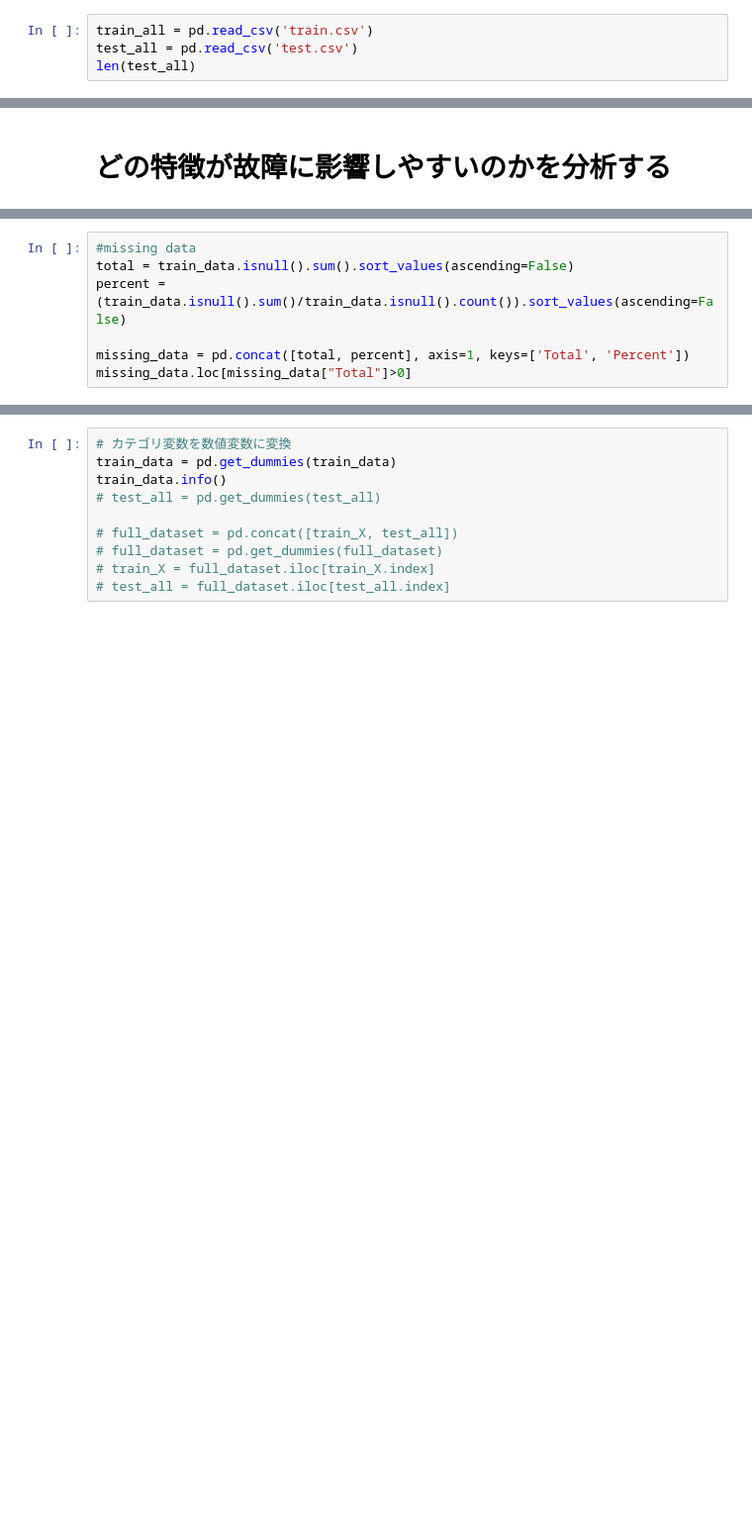
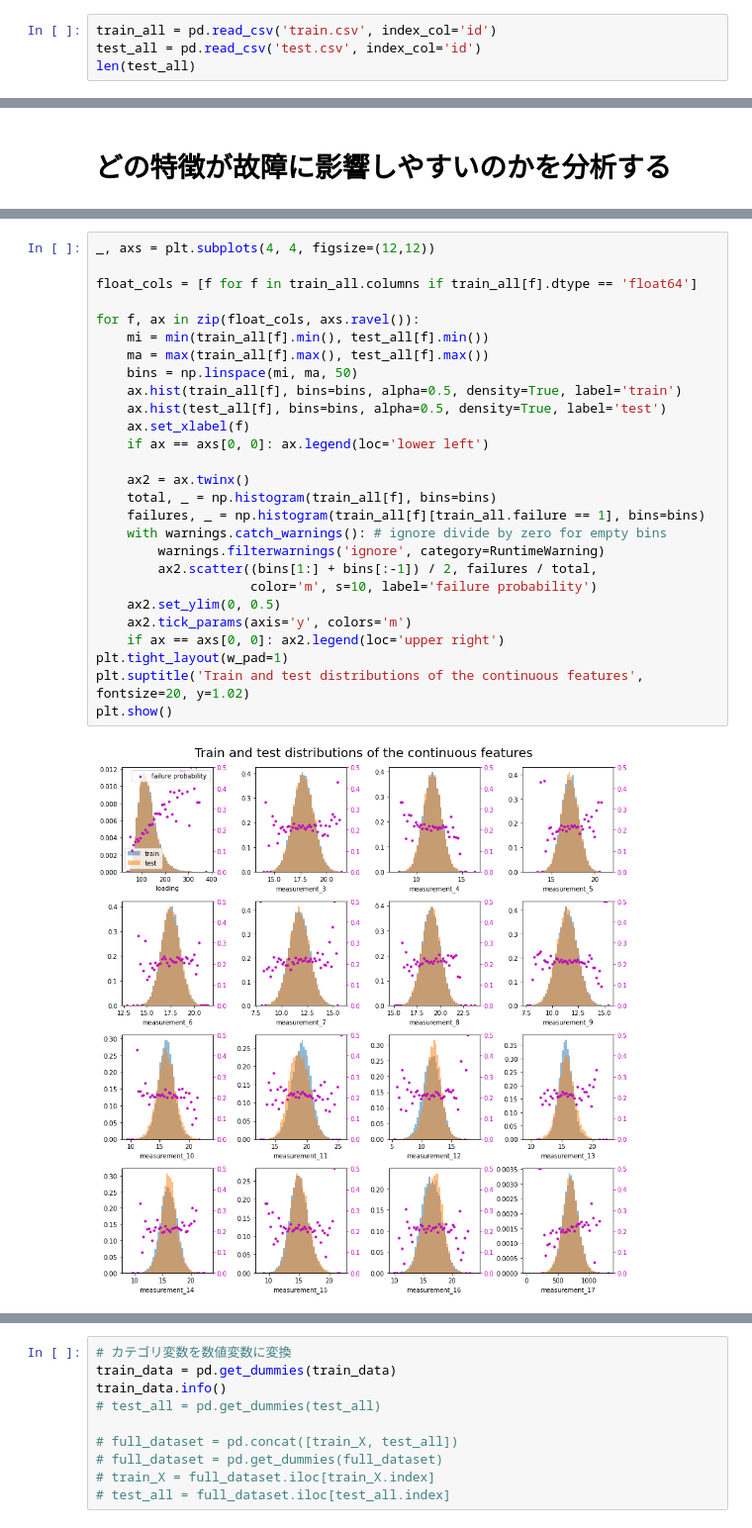
Before and after one commit to nakedtatsuya/kaggle, a Jupyter notebook: tabular_playground_series_2022/main.ipynb, the cells around one changed output, grey strips where cells are left out. Shown at 99% size. Drawn from its saved outputs; the diff is of its cells as text; blank space fills up the shorter version.

```diff
--- a/tabular_playground_series_2022/main.ipynb
+++ b/tabular_playground_series_2022/main.ipynb
@@ -13,8 +13,8 @@ from sklearn.pipeline import Pipeline
 from sklearn.preprocessing import StandardScaler, OneHotEncoder
 from sklearn.impute import SimpleImputer
 # %%
-train_all = pd.read_csv('train.csv')
-test_all = pd.read_csv('test.csv')
+train_all = pd.read_csv('train.csv', index_col='id')
+test_all = pd.read_csv('test.csv', index_col='id')
 len(test_all)
 # %% [output]
 20775
@@ -50,7 +24,0 @@ for col in train_data.columns:
-# %%
-#missing data
-total = train_data.isnull().sum().sort_values(ascending=False)
-percent = (train_data.isnull().sum()/train_data.isnull().count()).sort_values(ascending=False)
-
-missing_data = pd.concat([total, percent], axis=1, keys=['Total', 'Percent'])
-missing_data.loc[missing_data["Total"]>0]
@@ -100,0 +89,29 @@ for col in train_data.columns:
+# %%
+_, axs = plt.subplots(4, 4, figsize=(12,12))
+
+float_cols = [f for f in train_all.columns if train_all[f].dtype == 'float64']
+
+for f, ax in zip(float_cols, axs.ravel()):
+    mi = min(train_all[f].min(), test_all[f].min())
+    ma = max(train_all[f].max(), test_all[f].max())
+    bins = np.linspace(mi, ma, 50)
+    ax.hist(train_all[f], bins=bins, alpha=0.5, density=True, label='train')
+    ax.hist(test_all[f], bins=bins, alpha=0.5, density=True, label='test')
+    ax.set_xlabel(f)
+    if ax == axs[0, 0]: ax.legend(loc='lower left')
+
+    ax2 = ax.twinx()
+    total, _ = np.histogram(train_all[f], bins=bins)
+    failures, _ = np.histogram(train_all[f][train_all.failure == 1], bins=bins)
+    with warnings.catch_warnings(): # ignore divide by zero for empty bins
+        warnings.filterwarnings('ignore', category=RuntimeWarning)
+        ax2.scatter((bins[1:] + bins[:-1]) / 2, failures / total,
+                    color='m', s=10, label='failure probability')
+    ax2.set_ylim(0, 0.5)
+    ax2.tick_params(axis='y', colors='m')
+    if ax == axs[0, 0]: ax2.legend(loc='upper right')
+plt.tight_layout(w_pad=1)
+plt.suptitle('Train and test distributions of the continuous features', fontsize=20, y=1.02)
+plt.show()
+# %% [output]
+[figure, added]
```
Also changed, not shown: parts of 14 cells of this notebook, 1 other file.
